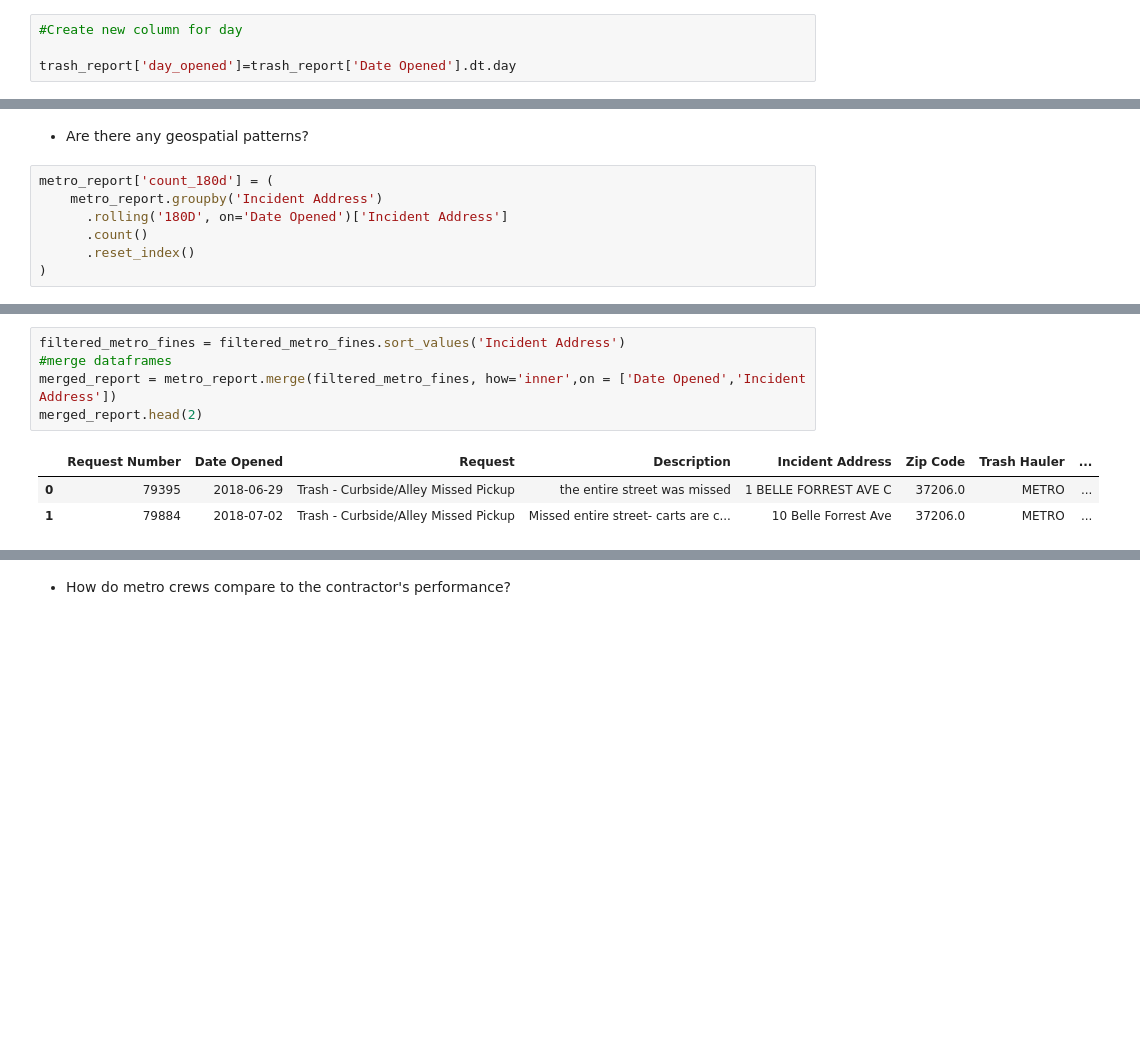
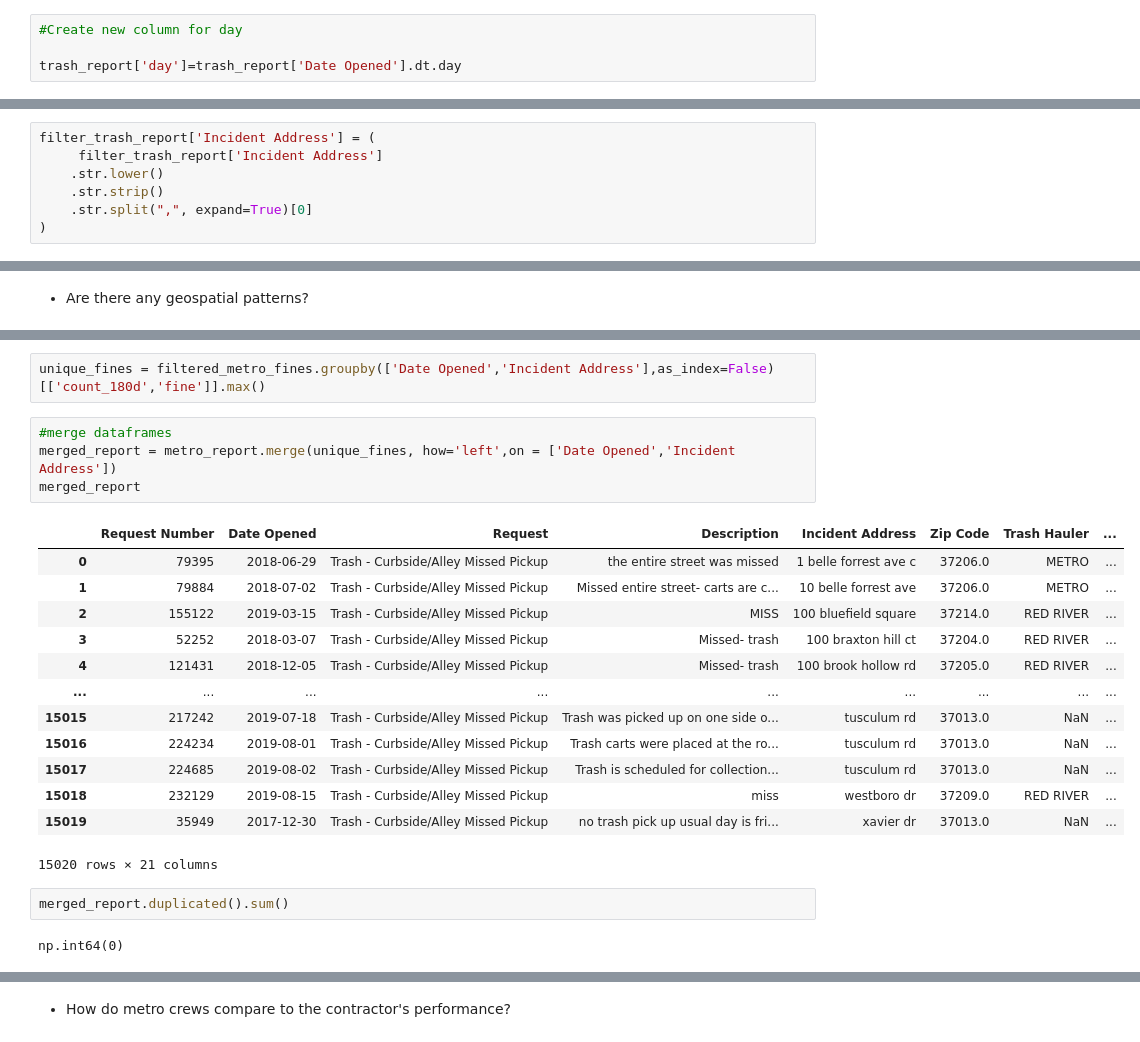
Before and after one commit to nss-data-science-cohort-9/trash-pickups-ADoddala, a Jupyter notebook: notebooks/trash_pickup_datetime_excercise.ipynb, the cells around one changed output, grey strips where cells are left out. Drawn from its saved outputs; the diff is of its cells as text; blank space fills up the shorter version.

```diff
--- a/notebooks/trash_pickup_datetime_excercise.ipynb
+++ b/notebooks/trash_pickup_datetime_excercise.ipynb
@@ -89,7 +89,7 @@ trash_report['month_opened']=trash_report['Date Opened'].dt.month
 # %%
 #Create new column for day
 
-trash_report['day_opened']=trash_report['Date Opened'].dt.day
+trash_report['day']=trash_report['Date Opened'].dt.day
 # %%
 #Create new column for day of the week
 
@@ -178,0 +200,7 @@ What is the total fine across all addresses? **Hint:** The rolling method can be
+# %%
+filter_trash_report['Incident Address'] = (
+     filter_trash_report['Incident Address']
+    .str.lower()
+    .str.strip()
+    .str.split(",", expand=True)[0]
+)
@@ -245,10 +280,3 @@ other_complaints['Request'].unique().tolist()
 ['Trash - Backdoor', 'Trash Collection Complaint', 'Damage to Property']
 # %% [markdown]
 * Are there any geospatial patterns?
-# %%
-metro_report['count_180d'] = (
-    metro_report.groupby('Incident Address')
-      .rolling('180D', on='Date Opened')['Incident Address']
-      .count()
-      .reset_index()
-)
@@ -257,9 +299,24 @@ KeyError: 'Column not found: Incident Address'
+# %%
+unique_fines = filtered_metro_fines.groupby(['Date Opened','Incident Address'],as_index=False)[['count_180d','fine']].max()
 # %%
-filtered_metro_fines = filtered_metro_fines.sort_values('Incident Address')
 #merge dataframes
-merged_report = metro_report.merge(filtered_metro_fines, how='inner',on = ['Date Opened','Incident Address'])
-merged_report.head(2)
+merged_report = metro_report.merge(unique_fines, how='left',on = ['Date Opened','Incident Address'])
+merged_report
 # %% [output]
 |  | Request Number | Date Opened | Request | Description | Incident Address | Zip Code | Trash Hauler | ... |
-| 0 | 79395 | 2018-06-29 | Trash - Curbside/Alley Missed Pickup | the entire street was missed | 1 BELLE FORREST AVE C | 37206.0 | METRO | ... |
-| 1 | 79884 | 2018-07-02 | Trash - Curbside/Alley Missed Pickup | Missed entire street- carts are c... | 10 Belle Forrest Ave | 37206.0 | METRO | ... |
+| 0 | 79395 | 2018-06-29 | Trash - Curbside/Alley Missed Pickup | the entire street was missed | 1 belle forrest ave c | 37206.0 | METRO | ... |
+| 1 | 79884 | 2018-07-02 | Trash - Curbside/Alley Missed Pickup | Missed entire street- carts are c... | 10 belle forrest ave | 37206.0 | METRO | ... |
+| 2 | 155122 | 2019-03-15 | Trash - Curbside/Alley Missed Pickup | MISS | 100 bluefield square | 37214.0 | RED RIVER | ... |
+| 3 | 52252 | 2018-03-07 | Trash - Curbside/Alley Missed Pickup | Missed- trash | 100 braxton hill ct | 37204.0 | RED RIVER | ... |
+| 4 | 121431 | 2018-12-05 | Trash - Curbside/Alley Missed Pickup | Missed- trash | 100 brook hollow rd | 37205.0 | RED RIVER | ... |
+| ... | ... | ... | ... | ... | ... | ... | ... | ... |
+| 15015 | 217242 | 2019-07-18 | Trash - Curbside/Alley Missed Pickup | Trash was picked up on one side o... | tusculum rd | 37013.0 | NaN | ... |
+| 15016 | 224234 | 2019-08-01 | Trash - Curbside/Alley Missed Pickup | Trash carts were placed at the ro... | tusculum rd | 37013.0 | NaN | ... |
+| 15017 | 224685 | 2019-08-02 | Trash - Curbside/Alley Missed Pickup | Trash is scheduled for collection... | tusculum rd | 37013.0 | NaN | ... |
+| 15018 | 232129 | 2019-08-15 | Trash - Curbside/Alley Missed Pickup | miss | westboro dr | 37209.0 | RED RIVER | ... |
+| 15019 | 35949 | 2017-12-30 | Trash - Curbside/Alley Missed Pickup | no trash pick up usual day is fri... | xavier dr | 37013.0 | NaN | ... |
+15020 rows × 21 columns
+# %%
+merged_report.duplicated().sum()
+# %% [output]
+np.int64(0)
```
Also changed, not shown: parts of 21 cells of this notebook.
